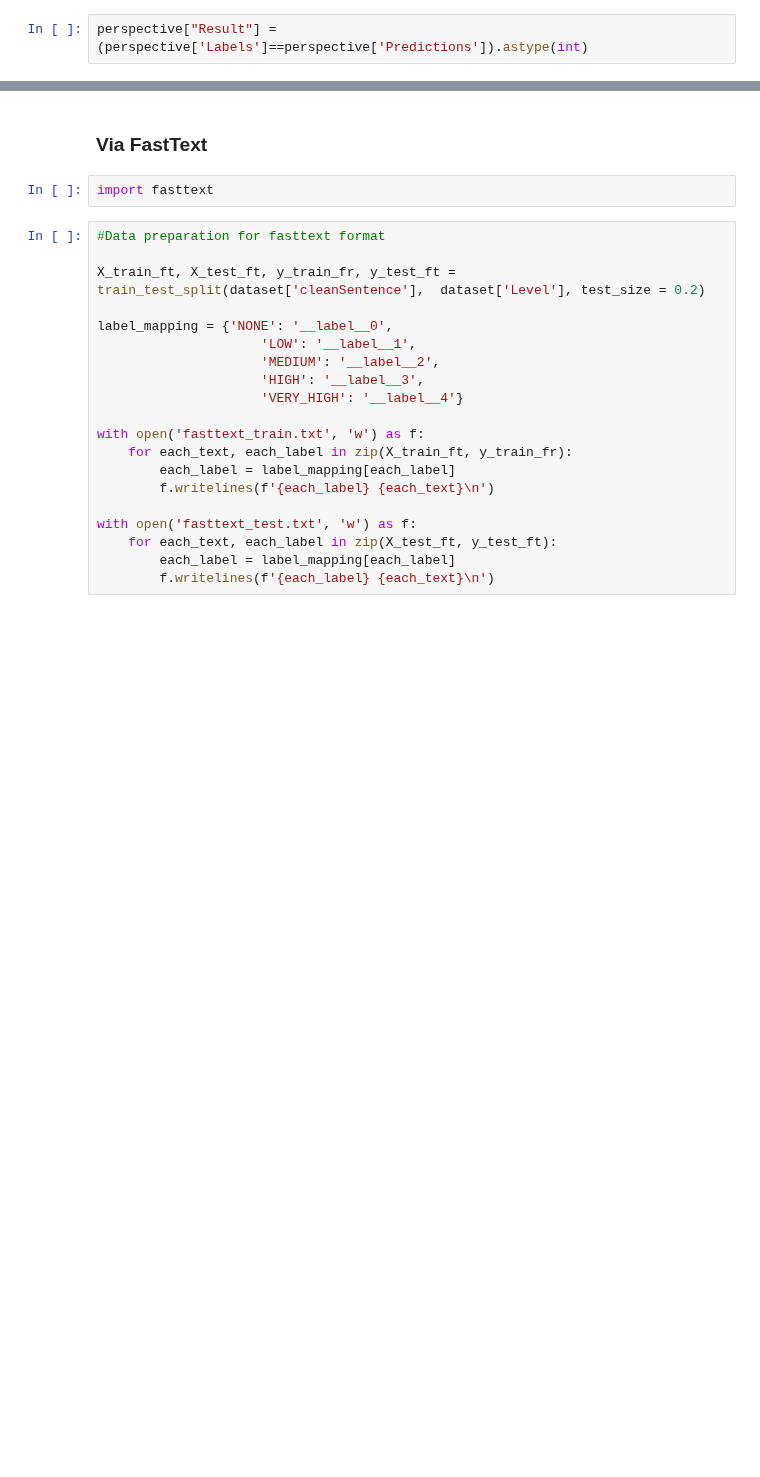
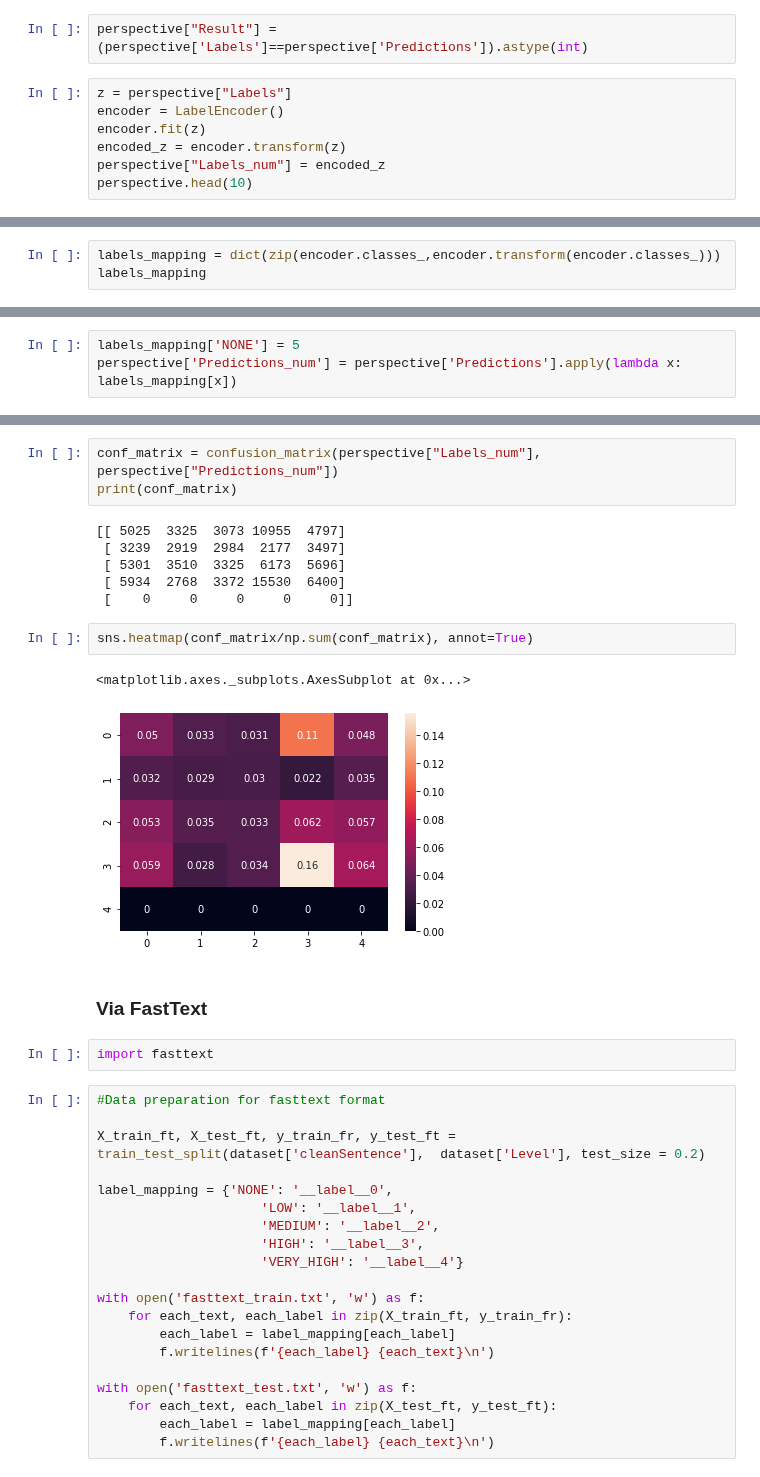
Before and after one commit to d-roland/toxicityDetection, a Jupyter notebook: CS224n_Toxicity_Detection.ipynb, the cells around one changed output, grey strips where cells are left out. Cells and saved outputs as stored; diff of their text form; blank space fills up the shorter version.

```diff
--- a/CS224n_Toxicity_Detection.ipynb
+++ b/CS224n_Toxicity_Detection.ipynb
@@ -1190,2 +1202,9 @@ ValueError: ignored
 # %%
 perspective["Result"] = (perspective['Labels']==perspective['Predictions']).astype(int)
+# %%
+z = perspective["Labels"]
+encoder = LabelEncoder()
+encoder.fit(z)
+encoded_z = encoder.transform(z)
+perspective["Labels_num"] = encoded_z
+perspective.head(10)
@@ -1191,0 +1223,3 @@ perspective["Result"] = (perspective['Labels']==perspective['Predictions']).asty
+# %%
+labels_mapping = dict(zip(encoder.classes_,encoder.transform(encoder.classes_)))
+labels_mapping
@@ -1191,0 +1228,3 @@ perspective["Result"] = (perspective['Labels']==perspective['Predictions']).asty
+# %%
+labels_mapping['NONE'] = 5
+perspective['Predictions_num'] = perspective['Predictions'].apply(lambda x: labels_mapping[x])
@@ -1192,3 +1245,17 @@ perspective["Result"] = (perspective['Labels']==perspective['Predictions']).asty
+# %%
+conf_matrix = confusion_matrix(perspective["Labels_num"], perspective["Predictions_num"])
+print(conf_matrix)
+# %% [output]
+[[ 5025  3325  3073 10955  4797]
+ [ 3239  2919  2984  2177  3497]
+ [ 5301  3510  3325  6173  5696]
+ [ 5934  2768  3372 15530  6400]
+ [    0     0     0     0     0]]
+# %%
+sns.heatmap(conf_matrix/np.sum(conf_matrix), annot=True)
+# %% [output]
+<matplotlib.axes._subplots.AxesSubplot at 0x...>
+[figure, added]
 # %% [markdown]
 ### Via FastText
 # %%
```
Also changed, not shown: parts of 6 cells of this notebook.
